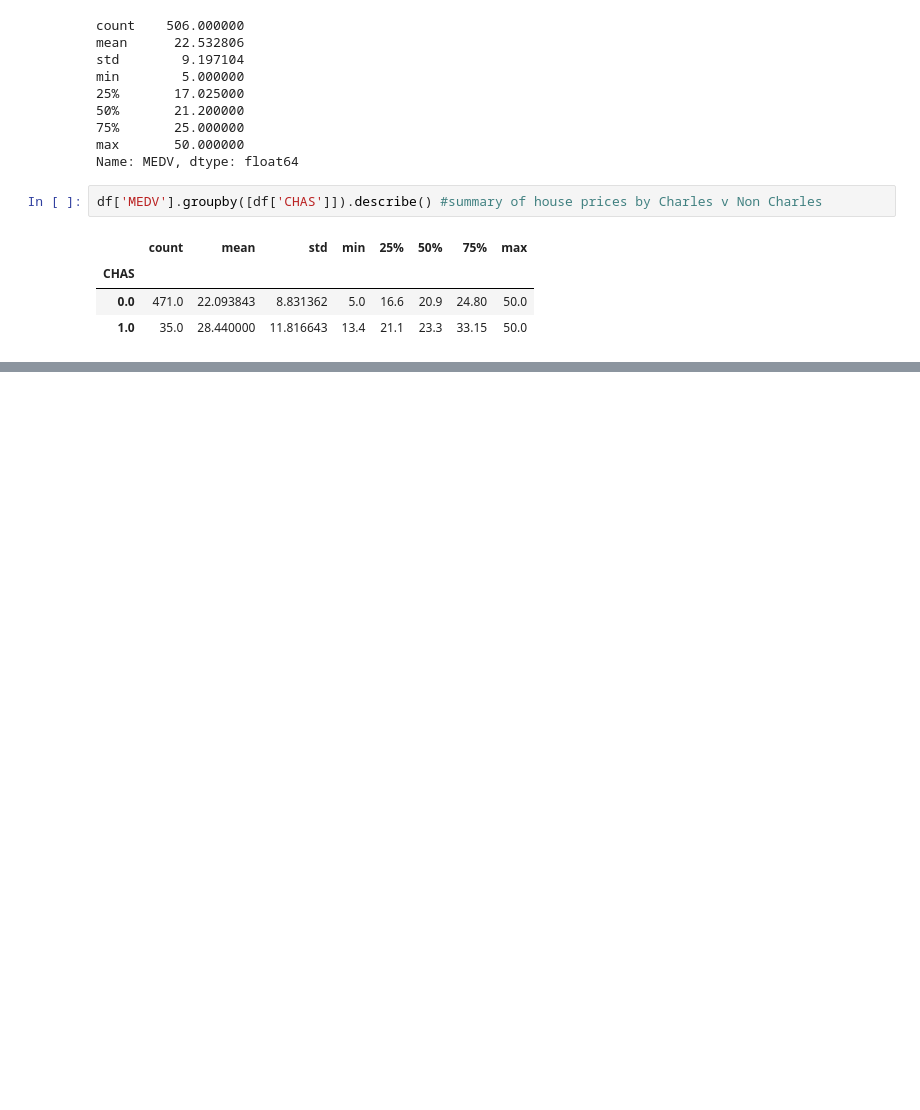
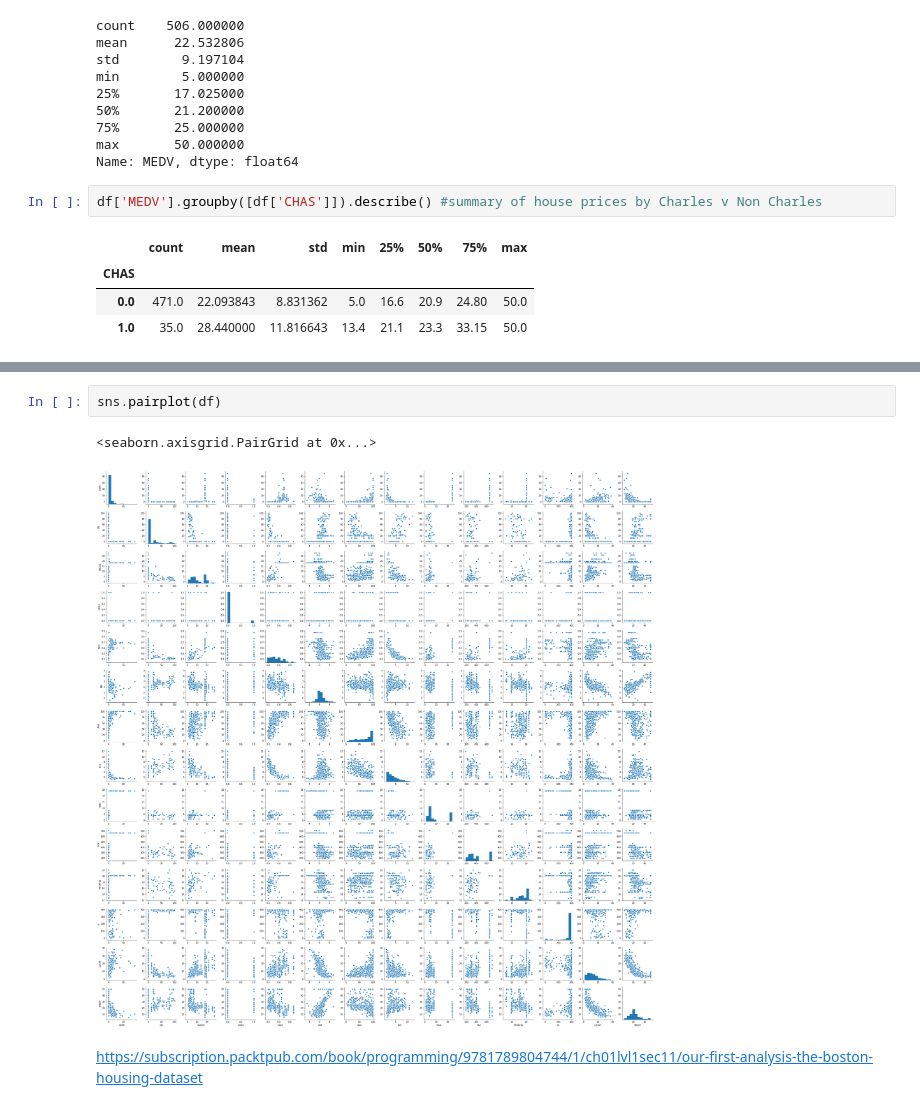
Before and after one commit to JohnONeillGMIT/MLandStatistics, a Jupyter notebook: Boston House Prices.ipynb, the cells around one changed output, grey strips where cells are left out. Saved outputs shown, nothing was run; the diff lists cells and outputs as text; blank space fills up the shorter version.

```diff
--- a/Boston House Prices.ipynb
+++ b/Boston House Prices.ipynb
@@ -107,0 +164,7 @@ df['MEDV'].groupby([df['CHAS']]).describe() #summary of house prices by Charles
+# %%
+sns.pairplot(df)
+# %% [output]
+<seaborn.axisgrid.PairGrid at 0x...>
+[figure, added]
+# %% [markdown]
+https://subscription.packtpub.com/book/programming/9781789804744/1/ch01lvl1sec11/our-first-analysis-the-boston-housing-dataset
```
Also changed, not shown: parts of 13 cells of this notebook.
